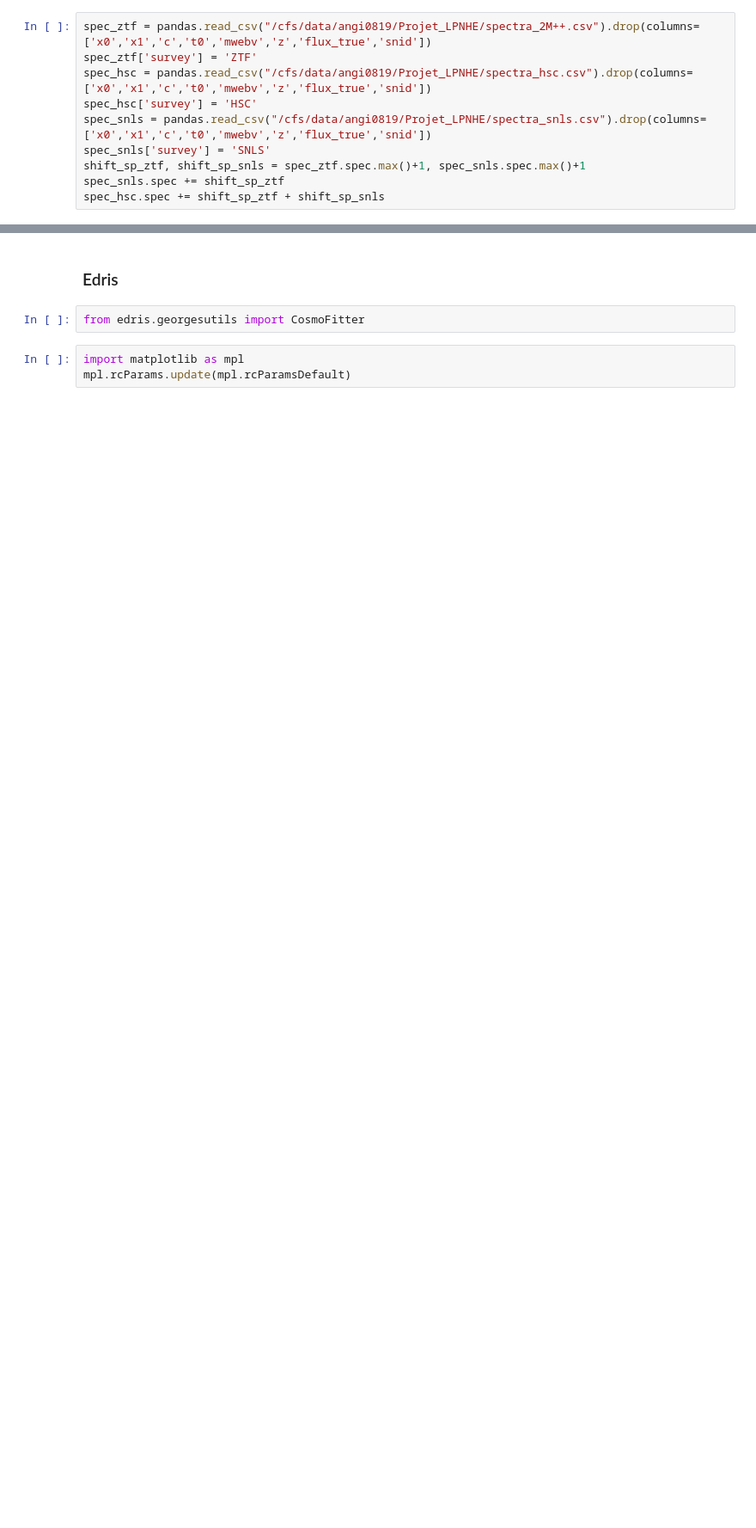
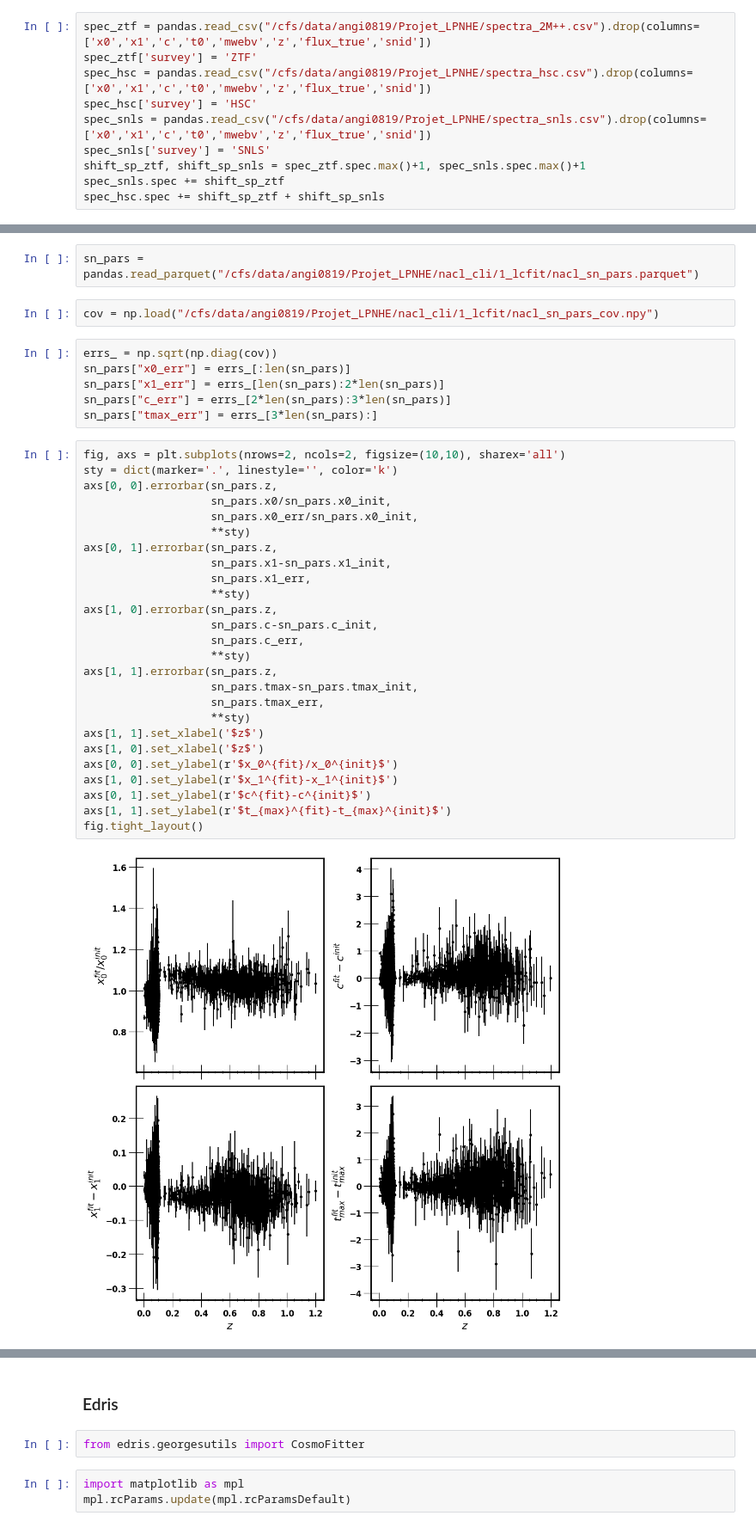
Before and after one commit to AntoineGillesLordet/Projet-LPNHE, a Jupyter notebook: 2M++.ipynb, the cells around one changed output, grey strips where cells are left out. Shown at 86% size. Saved outputs shown, nothing was run; the diff lists cells and outputs as text; blank space fills up the shorter version.

```diff
--- a/2M++.ipynb
+++ b/2M++.ipynb
@@ -1436,0 +756,38 @@ plt.legend()
+# %%
+sn_pars = pandas.read_parquet("/cfs/data/angi0819/Projet_LPNHE/nacl_cli/1_lcfit/nacl_sn_pars.parquet")
+# %%
+cov = np.load("/cfs/data/angi0819/Projet_LPNHE/nacl_cli/1_lcfit/nacl_sn_pars_cov.npy")
+# %%
+errs_ = np.sqrt(np.diag(cov))
+sn_pars["x0_err"] = errs_[:len(sn_pars)]
+sn_pars["x1_err"] = errs_[len(sn_pars):2*len(sn_pars)]
+sn_pars["c_err"] = errs_[2*len(sn_pars):3*len(sn_pars)]
+sn_pars["tmax_err"] = errs_[3*len(sn_pars):]
+# %%
+fig, axs = plt.subplots(nrows=2, ncols=2, figsize=(10,10), sharex='all')
+sty = dict(marker='.', linestyle='', color='k')
+axs[0, 0].errorbar(sn_pars.z,
+                   sn_pars.x0/sn_pars.x0_init,
+                   sn_pars.x0_err/sn_pars.x0_init,
+                   **sty)
+axs[0, 1].errorbar(sn_pars.z,
+                   sn_pars.x1-sn_pars.x1_init,
+                   sn_pars.x1_err,
+                   **sty)
+axs[1, 0].errorbar(sn_pars.z,
+                   sn_pars.c-sn_pars.c_init,
+                   sn_pars.c_err,
+                   **sty)
+axs[1, 1].errorbar(sn_pars.z,
+                   sn_pars.tmax-sn_pars.tmax_init,
+                   sn_pars.tmax_err,
+                   **sty)
+axs[1, 1].set_xlabel('$z$')
+axs[1, 0].set_xlabel('$z$')
+axs[0, 0].set_ylabel(r'$x_0^{fit}/x_0^{init}$')
+axs[1, 0].set_ylabel(r'$x_1^{fit}-x_1^{init}$')
+axs[0, 1].set_ylabel(r'$c^{fit}-c^{init}$')
+axs[1, 1].set_ylabel(r'$t_{max}^{fit}-t_{max}^{init}$')
+fig.tight_layout()
+# %% [output]
+[figure, added]
```
Also changed, not shown: parts of 187 cells of this notebook.
